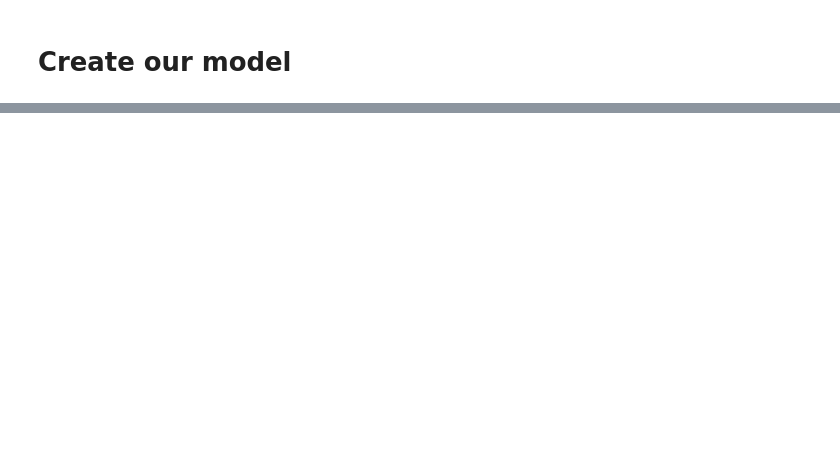
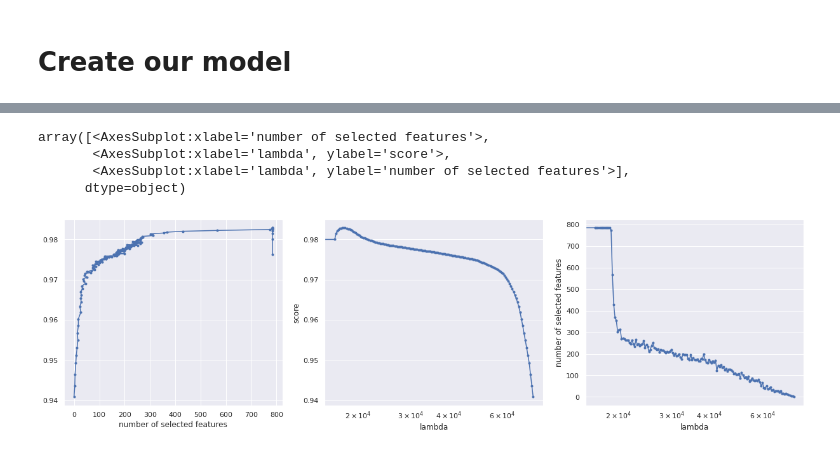
Before and after one commit to lucianolorenti/TF_LassoNet, a Jupyter notebook: examples/MNist example.ipynb, the cells around one changed output, grey strips where cells are left out. Cells and saved outputs as stored; diff of their text form; code cells hidden in the pictures; blank space fills up the shorter version.

```diff
--- a/examples/MNist example.ipynb
+++ b/examples/MNist example.ipynb
@@ -87,0 +114,12 @@ h = path.fit(ds_train, ds_test, verbose=True)
+# %%
+from tf_lassonet.graphics import plot_path
+from sklearn.metrics import accuracy_score
+plot_path(path.lassonet, h, ds_test,
+          score_function=tf.keras.metrics.SparseCategoricalAccuracy(),
+         figsize=(17, 5))
+# %% [output]
+array([<AxesSubplot:xlabel='number of selected features'>,
+       <AxesSubplot:xlabel='lambda', ylabel='score'>,
+       <AxesSubplot:xlabel='lambda', ylabel='number of selected features'>],
+      dtype=object)
+[figure, added]
```
Also changed, not shown: parts of 5 cells of this notebook, 4 other files.
